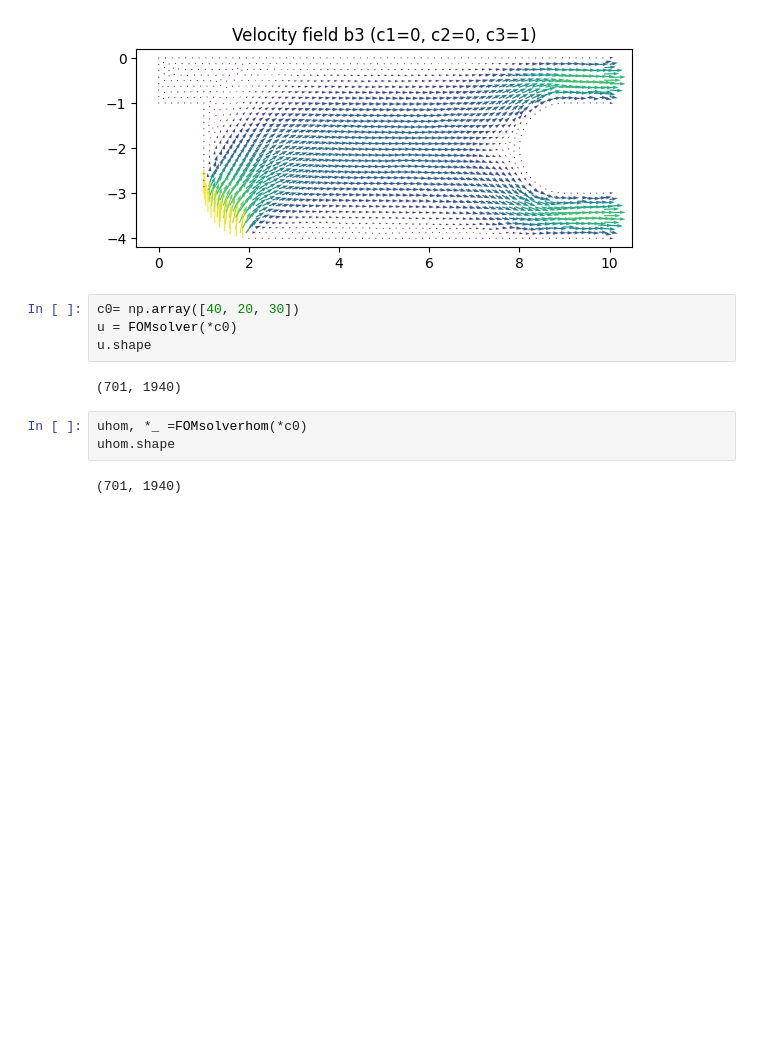
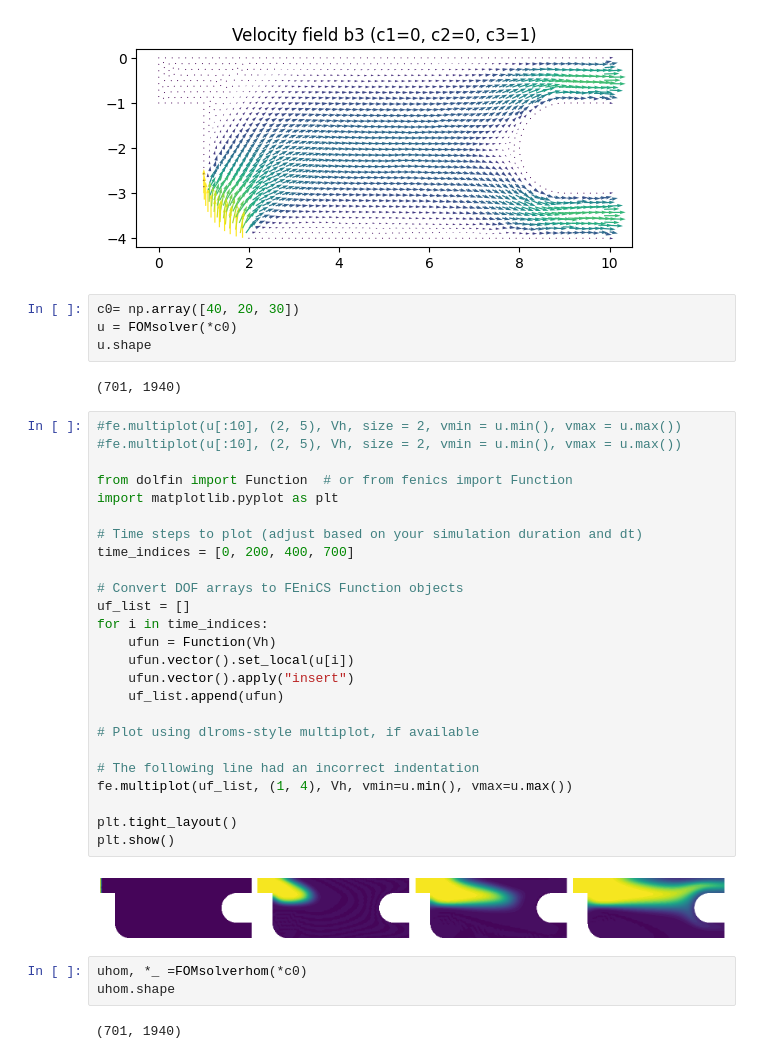
Before and after one commit to Mahshad-RM/MOR, a Jupyter notebook: Assignments_overview_Part_1.ipynb, the cells around one changed output. Saved outputs shown, nothing was run; the diff lists cells and outputs as text; blank space fills up the shorter version.

```diff
--- a/Assignments_overview_Part_1.ipynb
+++ b/Assignments_overview_Part_1.ipynb
@@ -61,6 +61,33 @@ u = FOMsolver(*c0)
 u.shape
 # %% [output]
 (701, 1940)
+# %%
+#fe.multiplot(u[:10], (2, 5), Vh, size = 2, vmin = u.min(), vmax = u.max())
+#fe.multiplot(u[:10], (2, 5), Vh, size = 2, vmin = u.min(), vmax = u.max())
+
+from dolfin import Function  # or from fenics import Function
+import matplotlib.pyplot as plt
+
+# Time steps to plot (adjust based on your simulation duration and dt)
+time_indices = [0, 200, 400, 700]
+
+# Convert DOF arrays to FEniCS Function objects
+uf_list = []
+for i in time_indices:
+    ufun = Function(Vh)
+    ufun.vector().set_local(u[i])
+    ufun.vector().apply("insert")
+    uf_list.append(ufun)
+
+# Plot using dlroms-style multiplot, if available
+
+# The following line had an incorrect indentation
+fe.multiplot(uf_list, (1, 4), Vh, vmin=u.min(), vmax=u.max())
+
+plt.tight_layout()
+plt.show()
+# %% [output]
+[figure, added]
 # %%
 uhom, *_ =FOMsolverhom(*c0)
 uhom.shape
```
Also changed, not shown: parts of 19 cells of this notebook.
